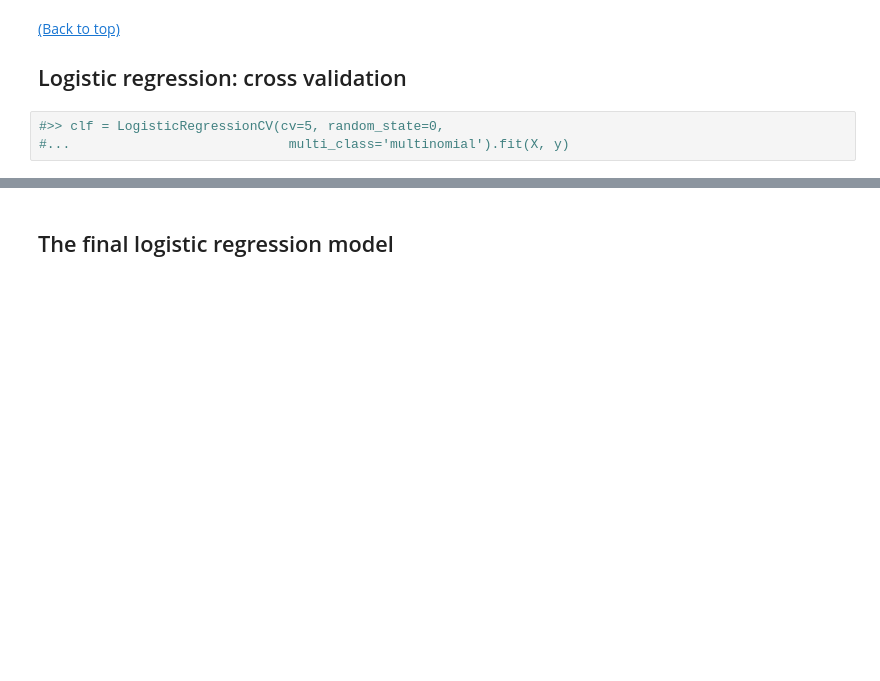
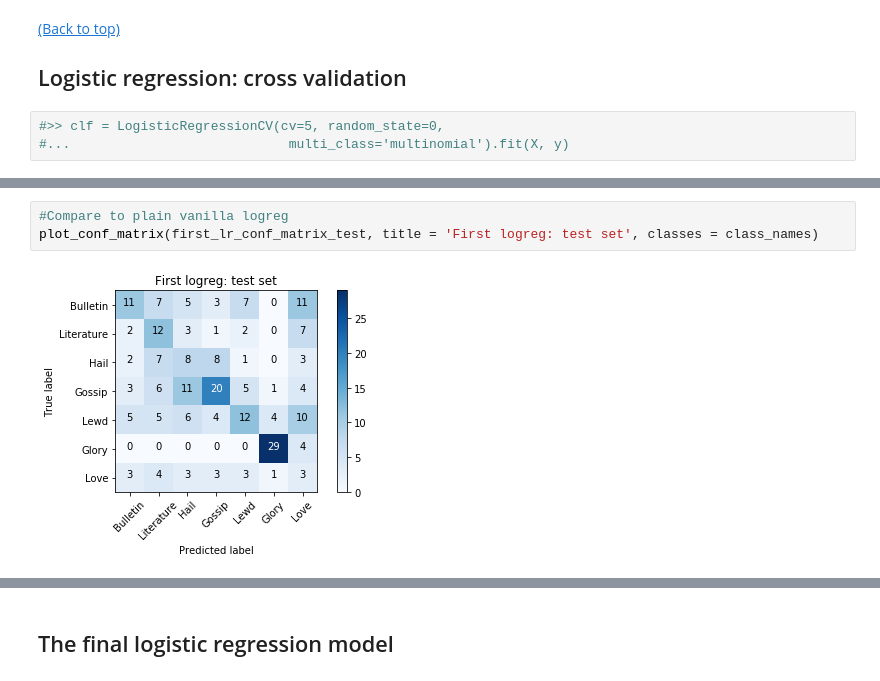
Before and after one commit to ssrosa/cacator_cave_malum, a Jupyter notebook: student.ipynb, the cells around one changed output, grey strips where cells are left out. Saved outputs shown, nothing was run; the diff lists cells and outputs as text; blank space fills up the shorter version.

```diff
--- a/student.ipynb
+++ b/student.ipynb
@@ -1188,0 +1222,5 @@ lr_scores_df.head(7)
+# %%
+#Compare to plain vanilla logreg
+plot_conf_matrix(first_lr_conf_matrix_test, title = 'First logreg: test set', classes = class_names)
+# %% [output]
+[figure, added]
```
Also changed, not shown: parts of 21 cells of this notebook.
